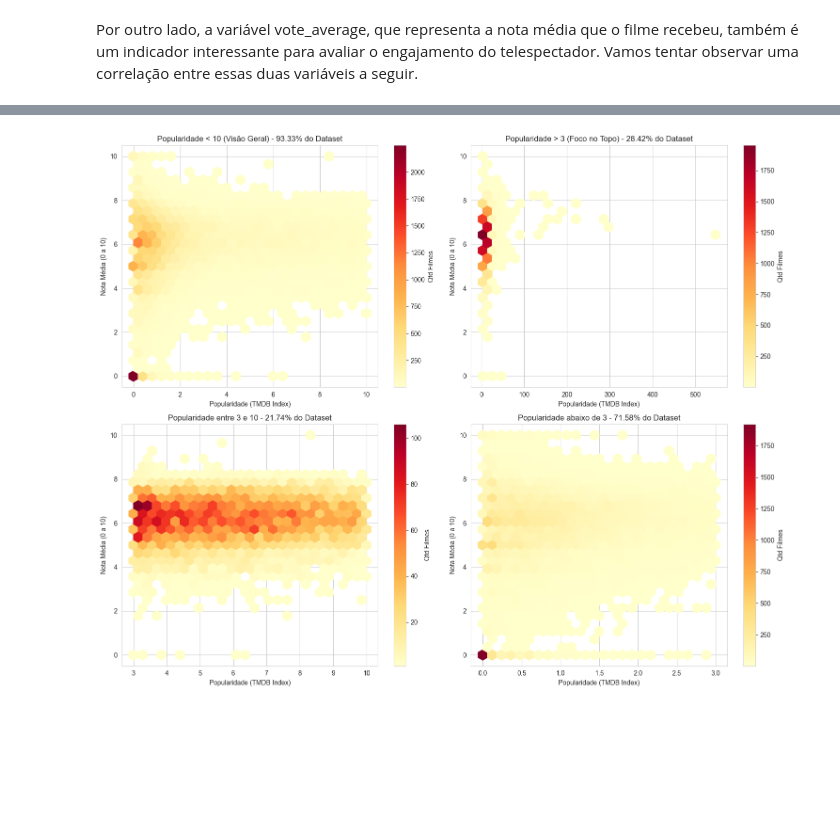
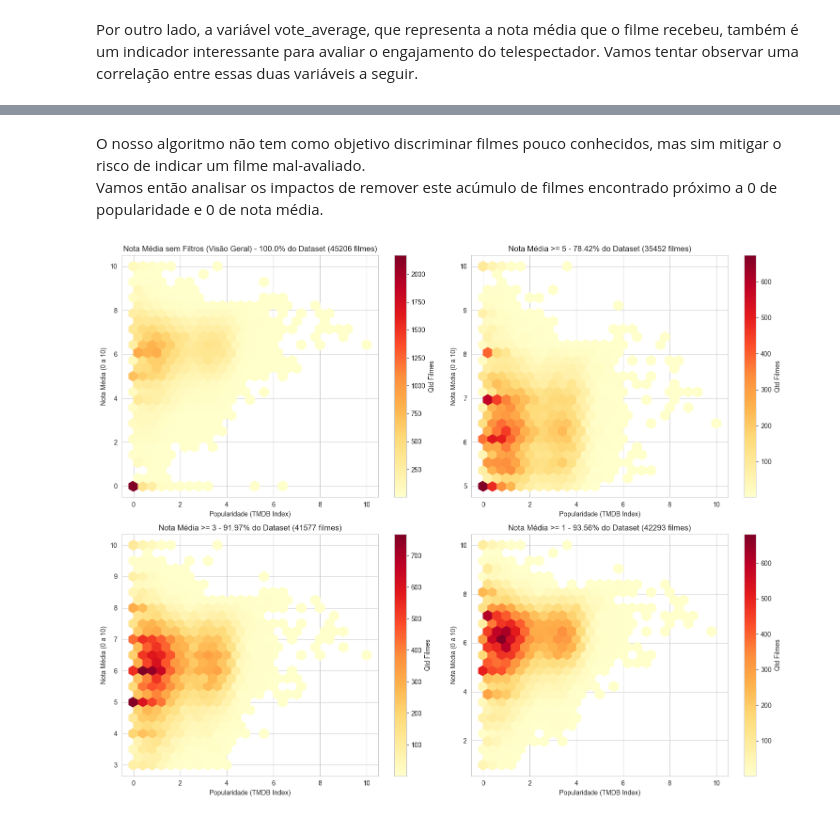
Before and after one commit to py-zeli/BoraVer, a Jupyter notebook: analise-exploratoria.ipynb, the cells around one changed output, grey strips where cells are left out. Drawn from its saved outputs; the diff is of its cells as text; code cells hidden in the pictures; blank space fills up the shorter version.

```diff
--- a/analise-exploratoria.ipynb
+++ b/analise-exploratoria.ipynb
@@ -295,0 +313,12 @@ df[['original_title','vote_average']].sort_values('vote_average', ascending=Fals
+# %%
+import numpy as np
+
+# 1. Aplicamos o log1p
+log_pop = np.log1p(df['popularity'])
+
+# 2. Reescalonamos para que o máximo seja 10
+# Dividimos pelo valor máximo do log para ficar entre 0 e 1, depois multiplicamos por 10
+df['popularity_norm'] = (log_pop / log_pop.max()) * 10
+
+# Vamos ver como ficaram os valores agora:
+display(df[['original_title','popularity', 'popularity_norm']].sort_values('popularity', ascending=False).head(10))
@@ -369,44 +406,43 @@ plt.show()
+# %% [markdown]
+O nosso algoritmo não tem como objetivo discriminar filmes pouco conhecidos, mas sim mitigar o risco de indicar um filme mal-avaliado.<br>Vamos então analisar os impactos de remover este acúmulo de filmes encontrado próximo a 0 de popularidade e 0 de nota média.
 # %%
 import matplotlib.pyplot as plt
 import seaborn as sns
 
 # Configuração da figura (2x2)
 fig, axs = plt.subplots(nrows=2, ncols=2, figsize=(15, 12))
 
-# --- 1. Filtro: Popularidade < 10 ---
-df_1 = df.loc[df['popularity'] < 10]
-hb1 = axs[0, 0].hexbin(df_1['popularity'], df_1['vote_average'], gridsize=25, cmap='YlOrRd', mincnt=1)
-axs[0, 0].set_title(f"Popularidade < 10 (Visão Geral) - {round(len(df_1)/len(df)*100, 2)}% do Dataset")
+# --- 1. Sem filtros
+df_1 = df
+hb1 = axs[0, 0].hexbin(df_1['popularity_norm'], df_1['vote_average'], gridsize=25, cmap='YlOrRd', mincnt=1)
+axs[0, 0].set_title(f"Nota Média sem Filtros (Visão Geral) - {round(len(df_1)/len(df)*100, 2)}% do Dataset ({len(df_1)} filmes)")
 plt.colorbar(hb1, ax=axs[0, 0], label='Qtd Filmes')
 
-# --- 2. Filtro: Popularidade > 3 ---
-df_2 = df.loc[df['popularity'] > 3]
-hb2 = axs[0, 1].hexbin(df_2['popularity'], df_2['vote_average'], gridsize=25, cmap='YlOrRd', mincnt=1)
-axs[0, 1].set_title(f"Popularidade > 3 (Foco no Topo) - {round(len(df_2)/len(df)*100, 2)}% do Dataset")
+# --- 2. Filtro: Nota Média > 5 ---
+df_2 = df.loc[df['vote_average'] >= 5]
+hb2 = axs[0, 1].hexbin(df_2['popularity_norm'], df_2['vote_average'], gridsize=25, cmap='YlOrRd', mincnt=1)
+axs[0, 1].set_title(f"Nota Média >= 5 - {round(len(df_2)/len(df)*100, 2)}% do Dataset ({len(df_2)} filmes)")
 plt.colorbar(hb2, ax=axs[0, 1], label='Qtd Filmes')
 
-# --- 3. Filtro: Entre 3 e 10 ---
-df_3 = df.loc[(df['popularity'] < 10) & (df['popularity'] > 3)]
-hb3 = axs[1, 0].hexbin(df_3['popularity'], df_3['vote_average'], gridsize=25, cmap='YlOrRd', mincnt=1)
-axs[1, 0].set_title(f"Popularidade entre 3 e 10 - {round(len(df_3)/len(df)*100, 2)}% do Dataset")
-plt.colorbar(hb3, ax=axs[1, 0], label='Qtd Filmes')
-
-# --- 3. Filtro: Entre 3 e 10 ---
-df_4 = df.loc[df['popularity'] < 3]
-hb4 = axs[1, 1].hexbin(df_4['popularity'], df_4['vote_average'], gridsize=25, cmap='YlOrRd', mincnt=1)
-axs[1, 1].set_title(f"Popularidade abaixo de 3 - {round(len(df_4)/len(df)*100, 2)}% do Dataset")
+# --- 3. Filtro: Nota Média > 3 ---
+df_3 = df.loc[df['vote_average'] >= 3]
+hb4 = axs[1, 0].hexbin(df_3['popularity_norm'], df_3['vote_average'], gridsize=25, cmap='YlOrRd', mincnt=1)
+axs[1, 0].set_title(f"Nota Média >= 3 - {round(len(df_3)/len(df)*100, 2)}% do Dataset ({len(df_3)} filmes)")
 plt.colorbar(hb4, ax=axs[1, 1], label='Qtd Filmes')
 
-# # --- 4. Limpeza do quadrante vazio ---
-# axs[1, 1].axis('off')
+# --- 4. Filtro: Nota Média > 1 ---
+df_4 = df.loc[df['vote_average'] >= 1]
+hb3 = axs[1, 1].hexbin(df_4['popularity_norm'], df_4['vote_average'], gridsize=25, cmap='YlOrRd', mincnt=1)
+axs[1, 1].set_title(f"Nota Média >= 1 - {round(len(df_4)/len(df)*100, 2)}% do Dataset ({len(df_4)} filmes)")
+plt.colorbar(hb3, ax=axs[1, 0], label='Qtd Filmes')
 
 # Padronização de nomes de eixos usando o flat
 for ax in axs.flat:
     if ax.axison:
         ax.set_xlabel('Popularidade (TMDB Index)')
         ax.set_ylabel('Nota Média (0 a 10)')
 
 plt.tight_layout()
 plt.show()
 # %% [output]
-[figure, old version]
+[figure, new version]
```
Also changed, not shown: parts of 39 cells of this notebook, 1 other file.
